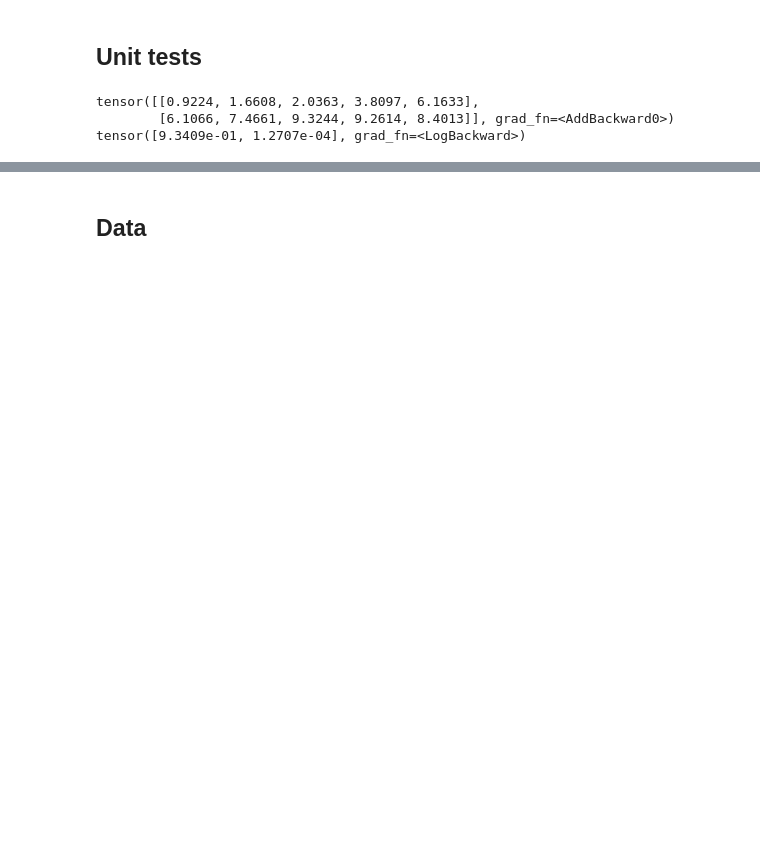
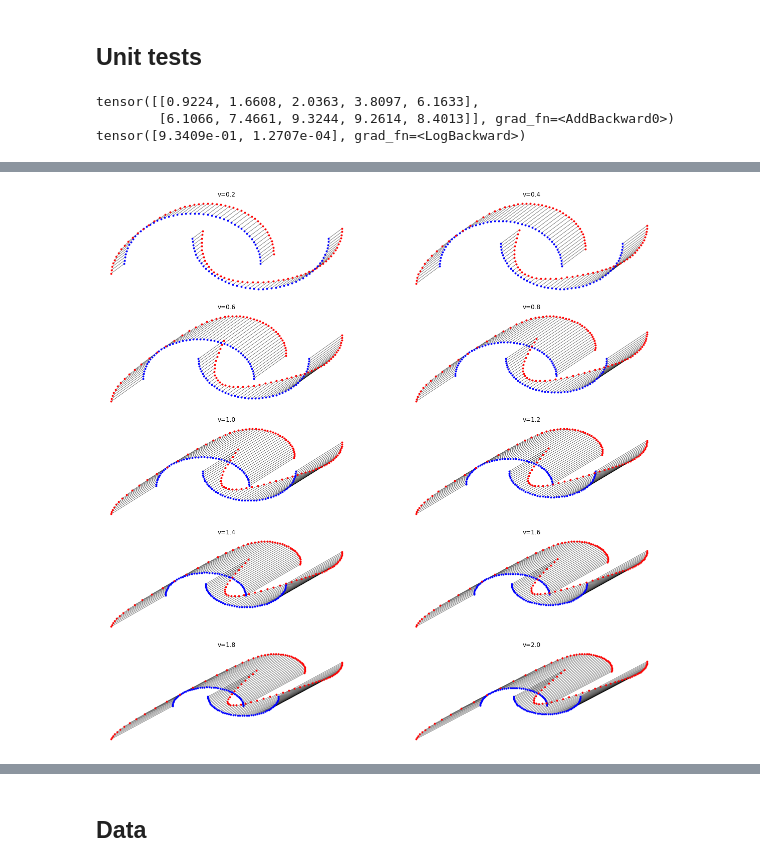
Before and after one commit to mrsalehi/stupid-simple-norm-flow, a Jupyter notebook: main.ipynb, the cells around one changed output, grey strips where cells are left out. Drawn from its saved outputs; the diff is of its cells as text; code cells hidden in the pictures; blank space fills up the shorter version.

```diff
--- a/main.ipynb
+++ b/main.ipynb
@@ -33,0 +53,28 @@ tensor([9.3409e-01, 1.2707e-04], grad_fn=<LogBackward>)
+# %%
+fig, axes = plt.subplots(5, 2, figsize=(20, 20))
+
+#q0 = np.random.randn(100, 1)
+q0, _ = make_moons(n_samples=100)
+
+
+# for i in range(0)
+w = np.ones((2,)) * 2.
+b = np.zeros((1,))
+
+for i, v in enumerate(np.linspace(0.2, 2., 10)):
+    u = np.ones((2,)) * v
+    lin = (q0 @ w + b)[:, np.newaxis]
+    q1 = q0 + u * np.tanh(lin)
+
+    axes[i//2, i%2].plot(q0[:, 0], q0[:, 1], '.', color='blue');
+    axes[i//2, i%2].axis('off');
+    axes[i//2, i%2].plot(q1[:, 0], q1[:, 1], '.', color='red');
+    axes[i//2, i%2].set_title('v=%.1f' % v)
+
+    lines = [[q0[i], q1[i]] for i in range(100)]
+    lc = mc.LineCollection(lines, colors='black', linewidths=0.5)
+    axes[i//2, i%2].add_collection(lc)
+
+plt.savefig('pflow-example.png')
+# %% [output]
+[figure, added]
```
Also changed, not shown: parts of 23 cells of this notebook, 5 other files.
